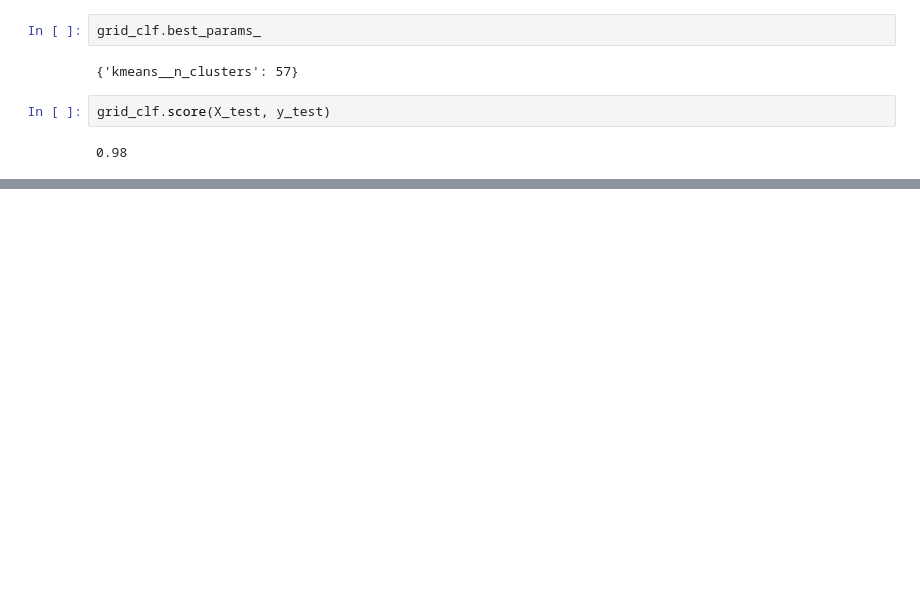
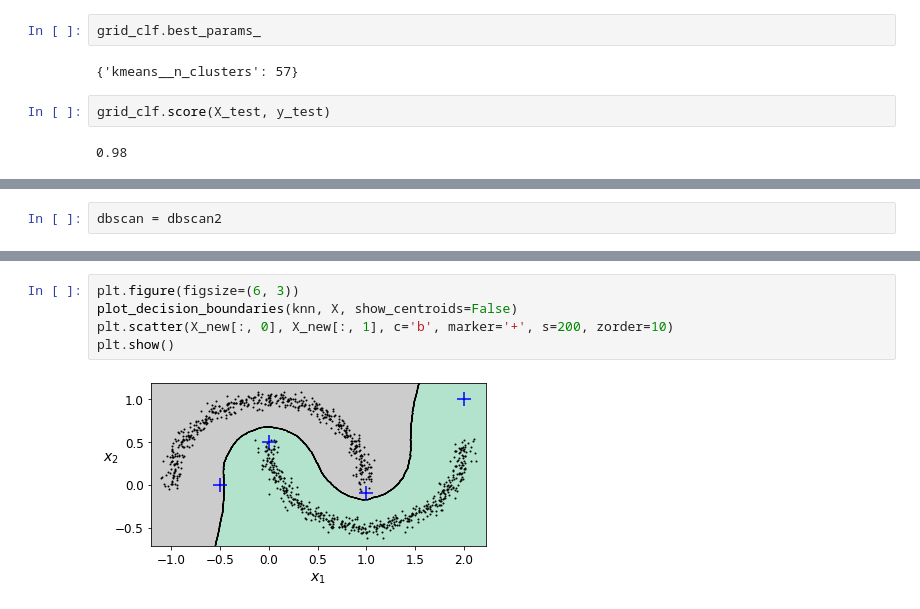
Before and after one commit to J-TKim/HandsOn_machinelearning2, a Jupyter notebook: 09_unsupervised_learning.ipynb, the cells around one changed output, grey strips where cells are left out. Drawn from its saved outputs; the diff is of its cells as text; blank space fills up the shorter version.

```diff
--- a/09_unsupervised_learning.ipynb
+++ b/09_unsupervised_learning.ipynb
@@ -822,0 +995,2 @@ grid_clf.score(X_test, y_test)
+# %%
+dbscan = dbscan2
@@ -822,0 +1018,7 @@ grid_clf.score(X_test, y_test)
+# %%
+plt.figure(figsize=(6, 3))
+plot_decision_boundaries(knn, X, show_centroids=False)
+plt.scatter(X_new[:, 0], X_new[:, 1], c='b', marker='+', s=200, zorder=10)
+plt.show()
+# %% [output]
+[figure, added]
```
Also changed, not shown: parts of 58 cells of this notebook.
